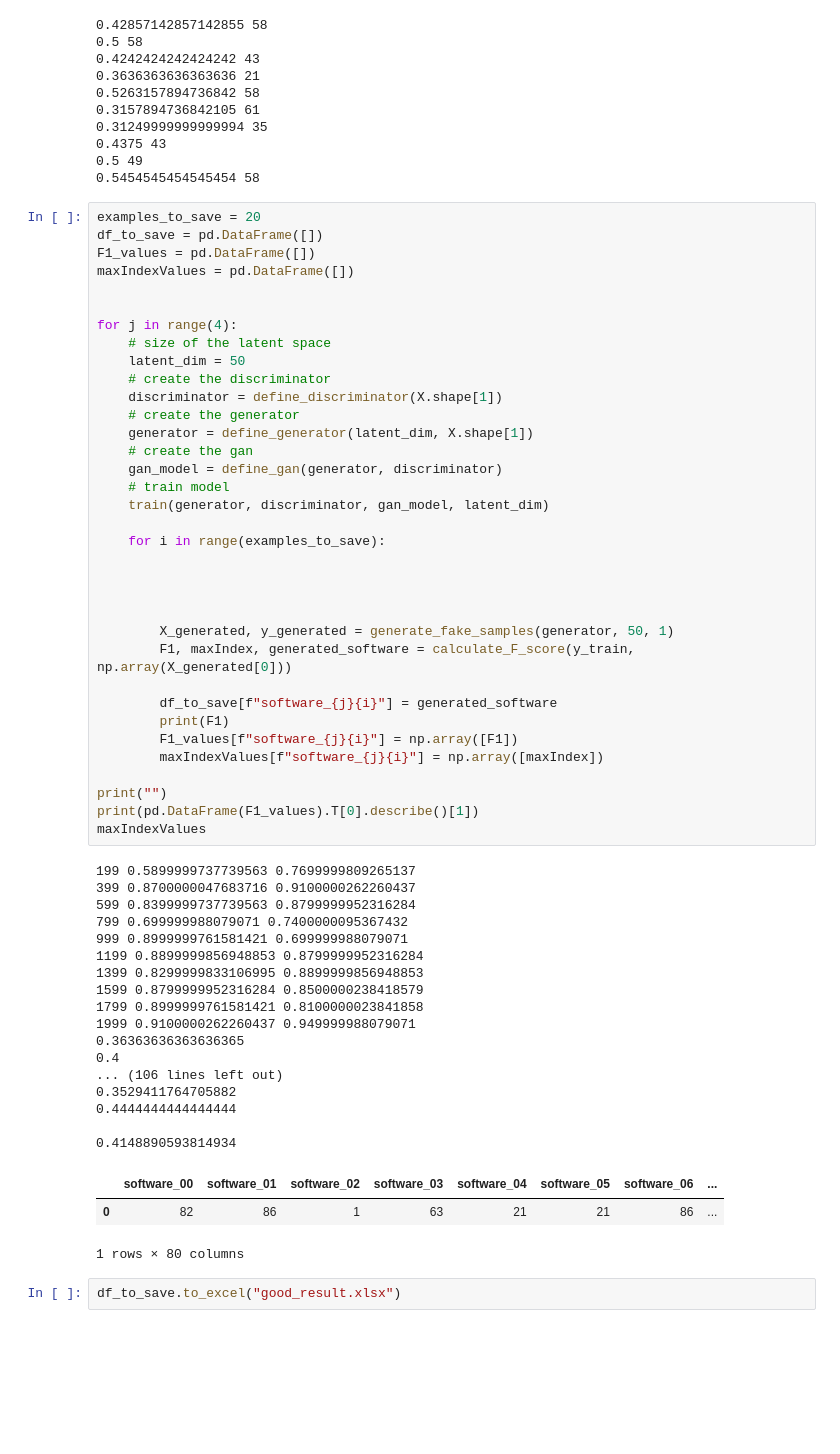
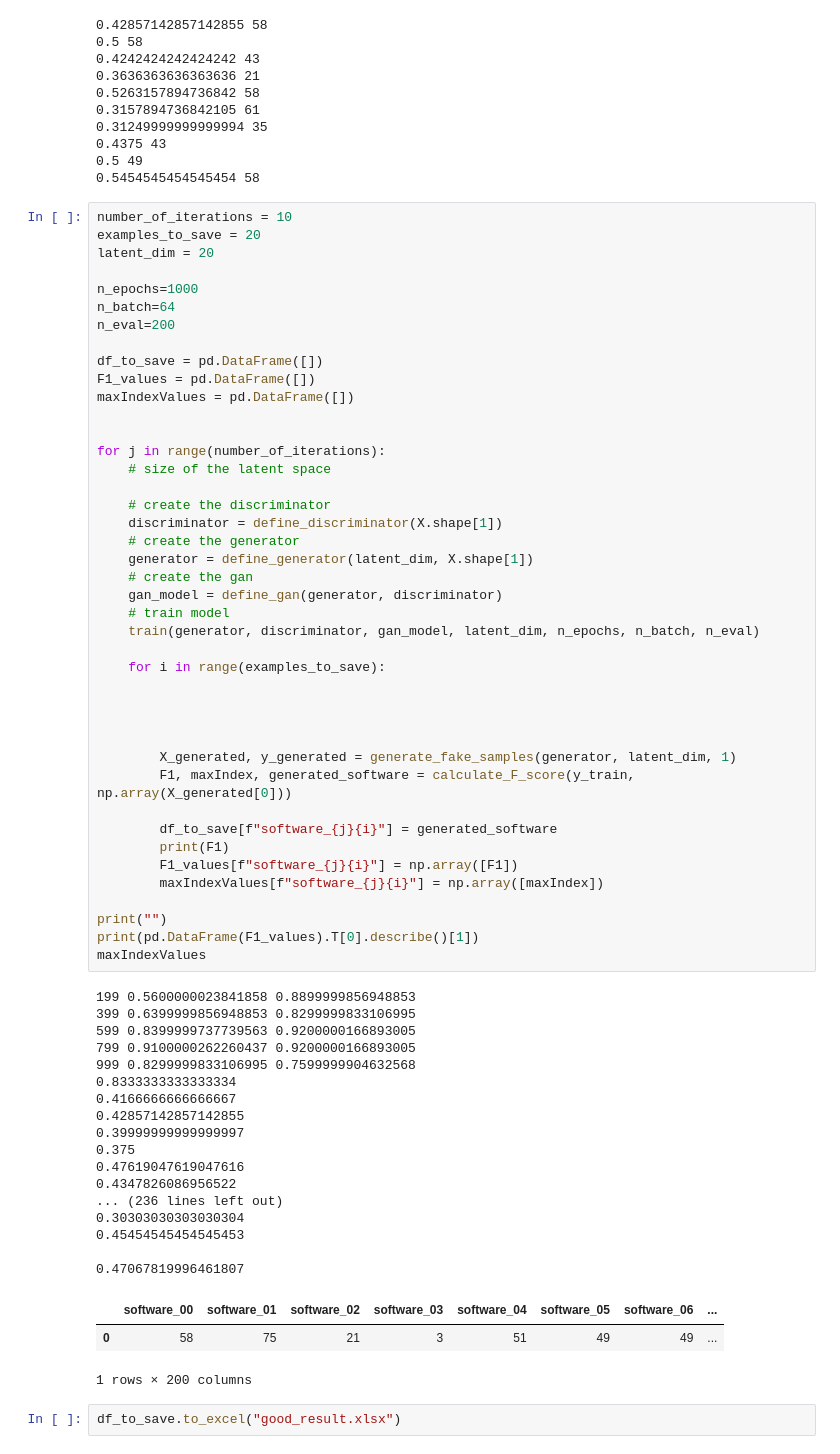
Before and after one commit to tobiasbudig/attack-hypotheses-generation, a Jupyter notebook: GAN/GAN.ipynb, the cells around one changed output. Cells and saved outputs as stored; diff of their text form; blank space fills up the shorter version.

```diff
--- a/GAN/GAN.ipynb
+++ b/GAN/GAN.ipynb
@@ -487,61 +487,68 @@ for software in newData.columns:
 0.5 49
 0.5454545454545454 58
 # %%
+number_of_iterations = 10
 examples_to_save = 20
+latent_dim = 20
+
+n_epochs=1000
+n_batch=64
+n_eval=200
+
 df_to_save = pd.DataFrame([])
 F1_values = pd.DataFrame([])
 maxIndexValues = pd.DataFrame([])
 
 
-for j in range(4):
+for j in range(number_of_iterations):
     # size of the latent space
-    latent_dim = 50
+
     # create the discriminator
     discriminator = define_discriminator(X.shape[1])
     # create the generator
     generator = define_generator(latent_dim, X.shape[1])
     # create the gan
     gan_model = define_gan(generator, discriminator)
     # train model
-    train(generator, discriminator, gan_model, latent_dim)
+    train(generator, discriminator, gan_model, latent_dim, n_epochs, n_batch, n_eval)
 
     for i in range(examples_to_save):
 
 
 
 
-        X_generated, y_generated = generate_fake_samples(generator, 50, 1)
+        X_generated, y_generated = generate_fake_samples(generator, latent_dim, 1)
         F1, maxIndex, generated_software = calculate_F_score(y_train, np.array(X_generated[0]))
 
         df_to_save[f"software_{j}{i}"] = generated_software
         print(F1)
         F1_values[f"software_{j}{i}"] = np.array([F1])
         maxIndexValues[f"software_{j}{i}"] = np.array([maxIndex])
 
 print("")
 print(pd.DataFrame(F1_values).T[0].describe()[1])
 maxIndexValues
 # %% [output]
-199 0.5899999737739563 0.7699999809265137
-399 0.8700000047683716 0.9100000262260437
-599 0.8399999737739563 0.8799999952316284
-799 0.699999988079071 0.7400000095367432
-999 0.8999999761581421 0.699999988079071
-1199 0.8899999856948853 0.8799999952316284
-1399 0.8299999833106995 0.8899999856948853
-1599 0.8799999952316284 0.8500000238418579
-1799 0.8999999761581421 0.8100000023841858
-1999 0.9100000262260437 0.949999988079071
-0.36363636363636365
-0.4
-... (106 lines left out)
-0.3529411764705882
-0.4444444444444444
+199 0.5600000023841858 0.8899999856948853
+399 0.6399999856948853 0.8299999833106995
+599 0.8399999737739563 0.9200000166893005
+799 0.9100000262260437 0.9200000166893005
+999 0.8299999833106995 0.7599999904632568
+0.8333333333333334
+0.4166666666666667
+0.42857142857142855
+0.39999999999999997
+0.375
+0.47619047619047616
+0.4347826086956522
+... (236 lines left out)
+0.30303030303030304
+0.45454545454545453
 
-0.4148890593814934
+0.47067819996461807
 |  | software_00 | software_01 | software_02 | software_03 | software_04 | software_05 | software_06 | ... |
-| 0 | 82 | 86 | 1 | 63 | 21 | 21 | 86 | ... |
+| 0 | 58 | 75 | 21 | 3 | 51 | 49 | 49 | ... |
-1 rows × 80 columns
+1 rows × 200 columns
 # %%
 df_to_save.to_excel("good_result.xlsx")
 # %%
```
Also changed, not shown: parts of 1 cell of this notebook, 8 other files.
